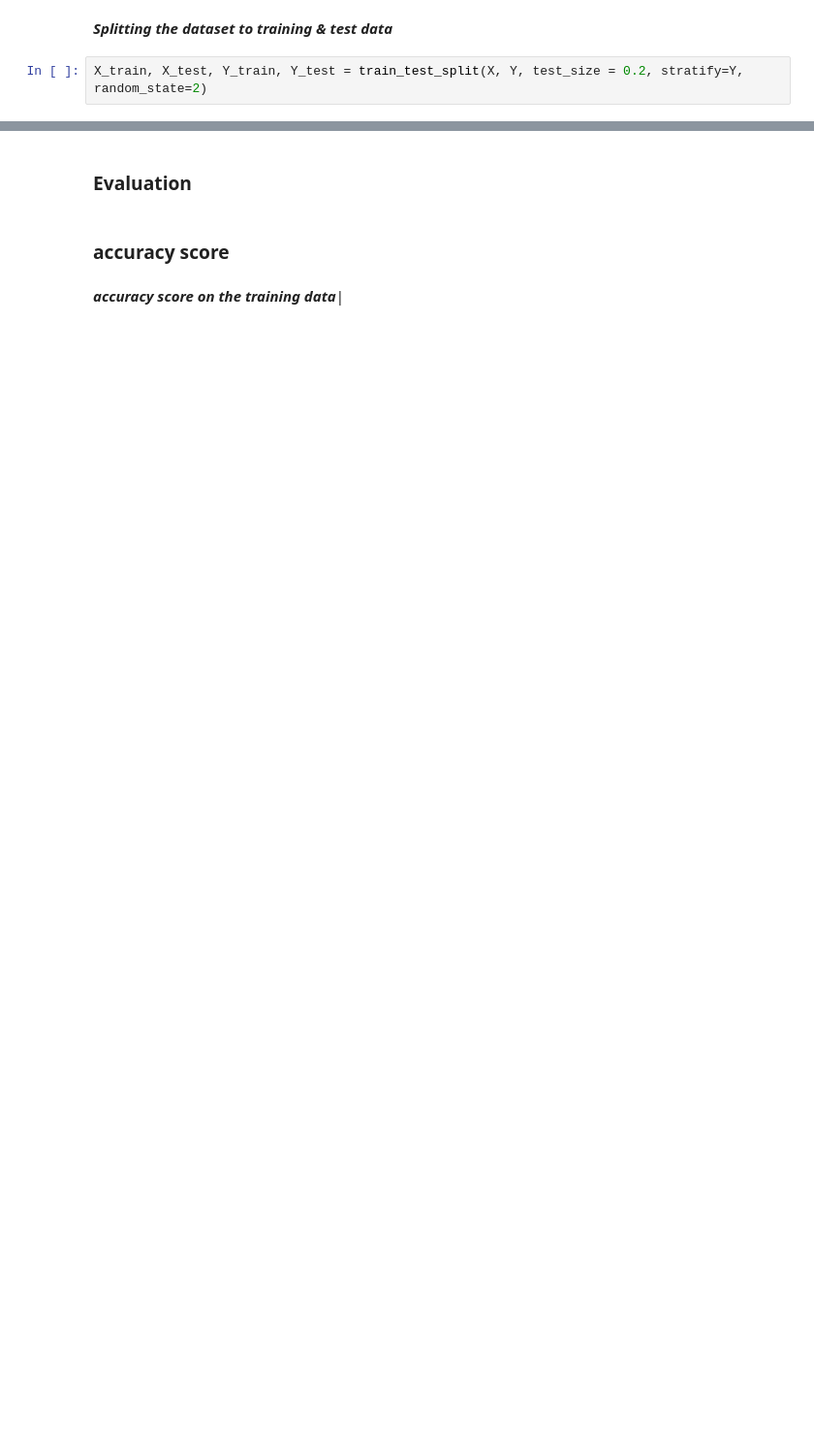
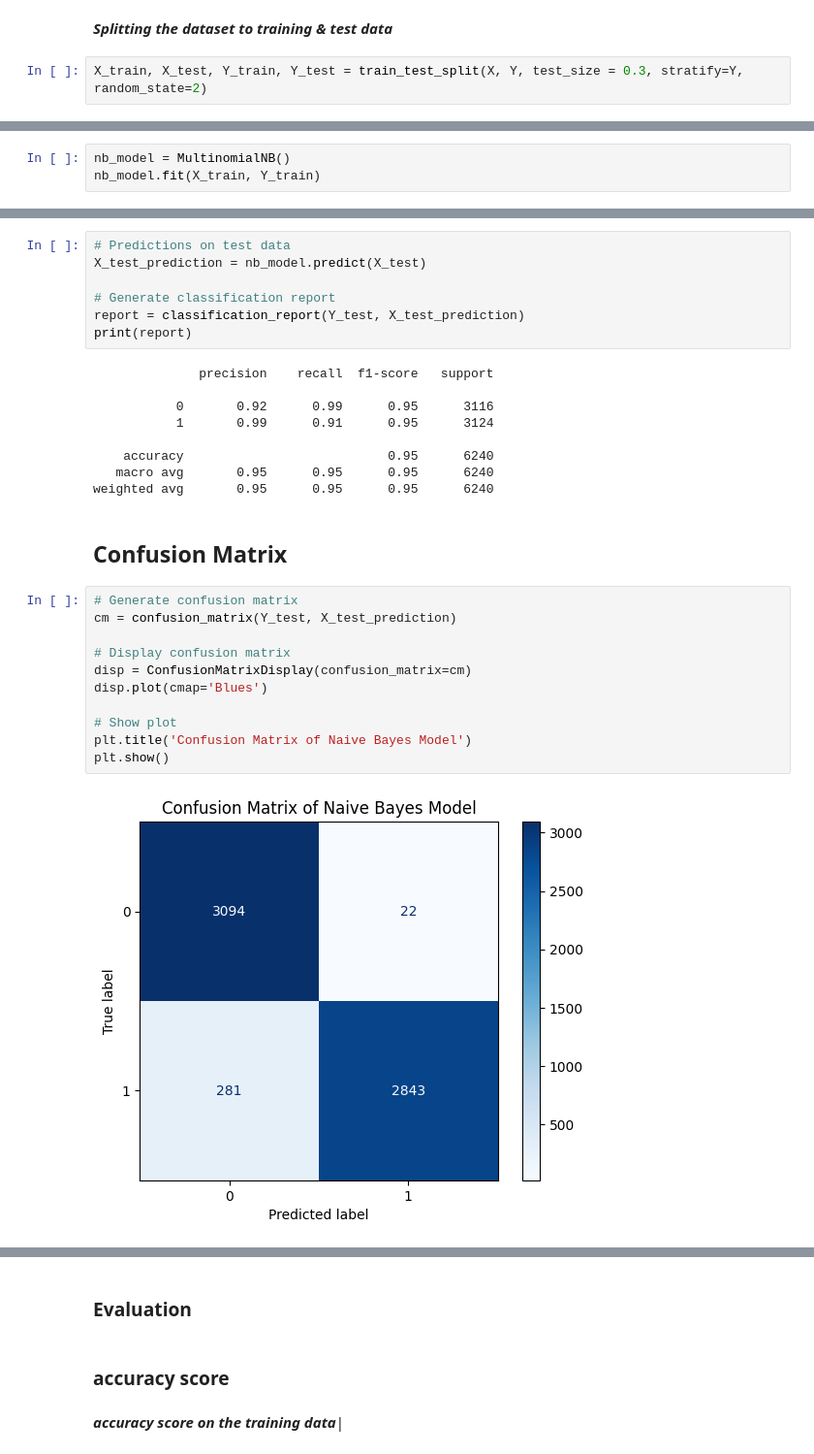
Before and after one commit to svivek2002/Fake-news-detection-using-Machine-learning, a Jupyter notebook: model.ipynb, the cells around one changed output, grey strips where cells are left out. Shown: that part at 97% size. Saved outputs shown, nothing was run; the diff lists cells and outputs as text; blank space fills up the shorter version.

```diff
--- a/model.ipynb
+++ b/model.ipynb
@@ -161,4 +200,4 @@ print(X)
 # %% [markdown]
 **_Splitting the dataset to training & test data_**
 # %%
-X_train, X_test, Y_train, Y_test = train_test_split(X, Y, test_size = 0.2, stratify=Y, random_state=2)
+X_train, X_test, Y_train, Y_test = train_test_split(X, Y, test_size = 0.3, stratify=Y, random_state=2)
@@ -164,0 +211,3 @@ X_train, X_test, Y_train, Y_test = train_test_split(X, Y, test_size = 0.2, strat
+# %%
+nb_model = MultinomialNB()
+nb_model.fit(X_train, Y_train)
@@ -164,0 +236,31 @@ X_train, X_test, Y_train, Y_test = train_test_split(X, Y, test_size = 0.2, strat
+# %%
+# Predictions on test data
+X_test_prediction = nb_model.predict(X_test)
+
+# Generate classification report
+report = classification_report(Y_test, X_test_prediction)
+print(report)
+# %% [output]
+              precision    recall  f1-score   support
+
+           0       0.92      0.99      0.95      3116
+           1       0.99      0.91      0.95      3124
+
+    accuracy                           0.95      6240
+   macro avg       0.95      0.95      0.95      6240
+weighted avg       0.95      0.95      0.95      6240
+# %% [markdown]
+## Confusion Matrix
+# %%
+# Generate confusion matrix
+cm = confusion_matrix(Y_test, X_test_prediction)
+
+# Display confusion matrix
+disp = ConfusionMatrixDisplay(confusion_matrix=cm)
+disp.plot(cmap='Blues')
+
+# Show plot
+plt.title('Confusion Matrix of Naive Bayes Model')
+plt.show()
+# %% [output]
+[figure, added]
```
Also changed, not shown: parts of 63 cells of this notebook.
